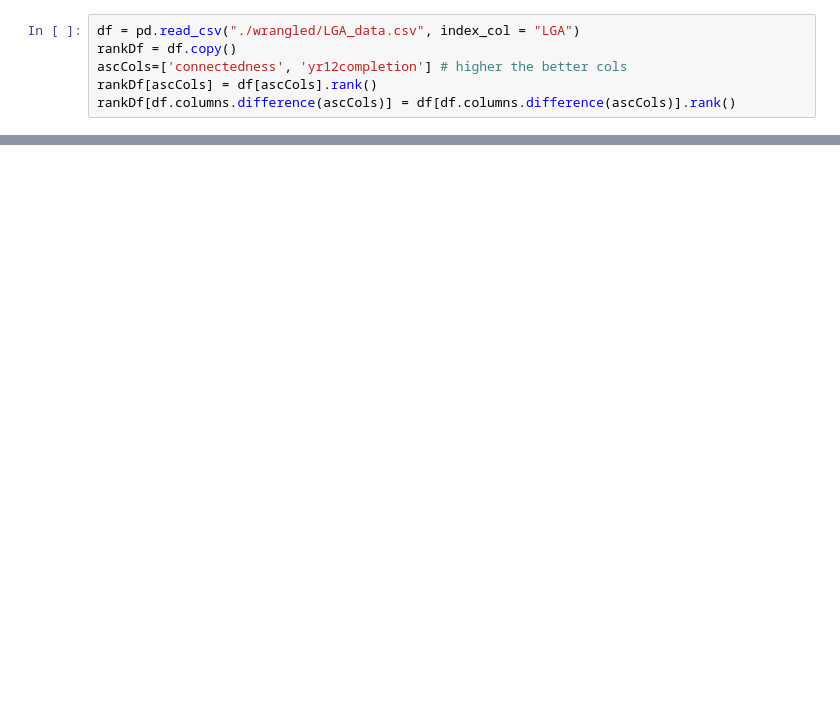
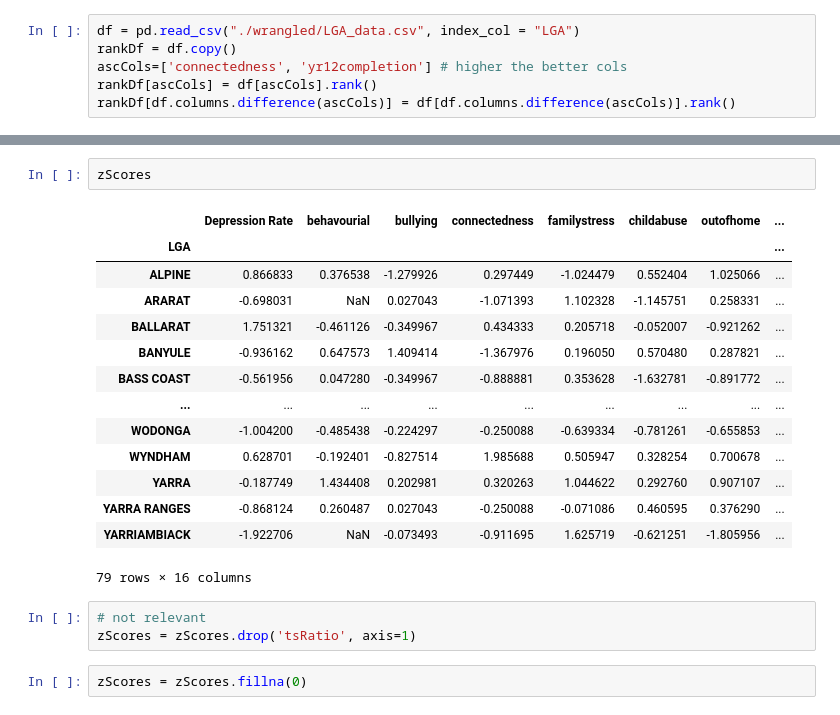
Before and after one commit to owowouwu/Youth-DS-Project, a Jupyter notebook: analysis2.ipynb, the cells around one changed output, grey strips where cells are left out. Drawn from its saved outputs; the diff is of its cells as text; blank space fills up the shorter version.

```diff
--- a/analysis2.ipynb
+++ b/analysis2.ipynb
@@ -259,0 +244,22 @@ max(rankDf)
+# %%
+zScores
+# %% [output]
+|  | Depression Rate | behavourial | bullying | connectedness | familystress | childabuse | outofhome | ... |
+| LGA |  |  |  |  |  |  |  | ... |
+| ALPINE | 0.866833 | 0.376538 | -1.279926 | 0.297449 | -1.024479 | 0.552404 | 1.025066 | ... |
+| ARARAT | -0.698031 | NaN | 0.027043 | -1.071393 | 1.102328 | -1.145751 | 0.258331 | ... |
+| BALLARAT | 1.751321 | -0.461126 | -0.349967 | 0.434333 | 0.205718 | -0.052007 | -0.921262 | ... |
+| BANYULE | -0.936162 | 0.647573 | 1.409414 | -1.367976 | 0.196050 | 0.570480 | 0.287821 | ... |
+| BASS COAST | -0.561956 | 0.047280 | -0.349967 | -0.888881 | 0.353628 | -1.632781 | -0.891772 | ... |
+| ... | ... | ... | ... | ... | ... | ... | ... | ... |
+| WODONGA | -1.004200 | -0.485438 | -0.224297 | -0.250088 | -0.639334 | -0.781261 | -0.655853 | ... |
+| WYNDHAM | 0.628701 | -0.192401 | -0.827514 | 1.985688 | 0.505947 | 0.328254 | 0.700678 | ... |
+| YARRA | -0.187749 | 1.434408 | 0.202981 | 0.320263 | 1.044622 | 0.292760 | 0.907107 | ... |
+| YARRA RANGES | -0.868124 | 0.260487 | 0.027043 | -0.250088 | -0.071086 | 0.460595 | 0.376290 | ... |
+| YARRIAMBIACK | -1.922706 | NaN | -0.073493 | -0.911695 | 1.625719 | -0.621251 | -1.805956 | ... |
+79 rows × 16 columns
+# %%
+# not relevant
+zScores = zScores.drop('tsRatio', axis=1)
+# %%
+zScores = zScores.fillna(0)
```
Also changed, not shown: parts of 17 cells of this notebook, 6 other files.
